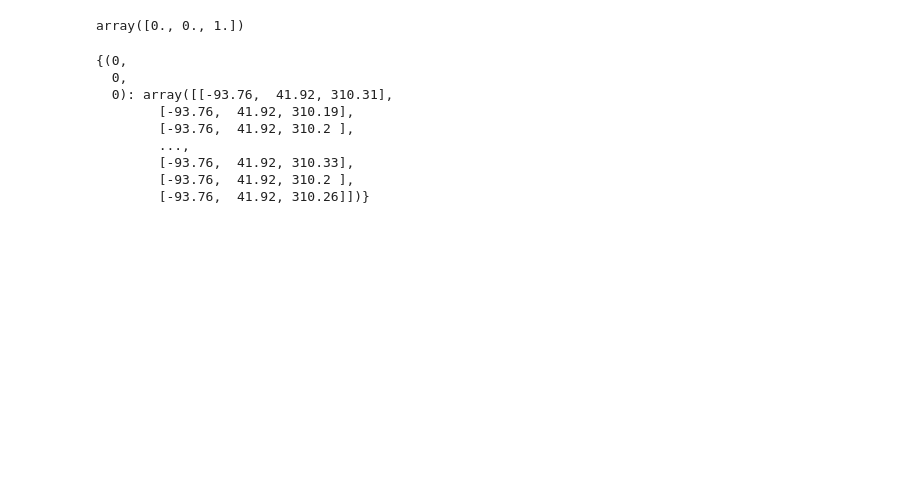
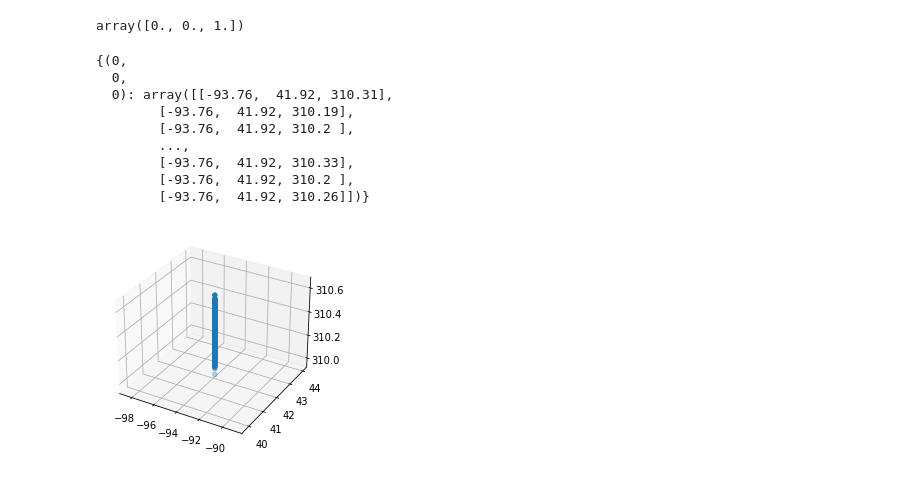
Before and after one commit to Micky373/AgriTech_lidar_ETL, a Jupyter notebook: notebooks/experiment.ipynb, the cells around one changed output. Cells and saved outputs as stored; diff of their text form; code cells hidden in the pictures; blank space fills up the shorter version.

```diff
--- a/notebooks/experiment.ipynb
+++ b/notebooks/experiment.ipynb
@@ -198,7 +201,7 @@ array([[-93.76,  41.92, 310.31],
 # %%
 # Creating voxels for standardizing
 
-voxel_size=3
+voxel_size=1000
 nb_vox=np.ceil((np.max(points, axis=0) - np.min(points, axis=0))/voxel_size)
 non_empty_voxel_keys, inverse, nb_pts_per_voxel = np.unique(((points - np.min(points, axis=0)) // voxel_size).astype(int), axis=0, return_inverse=True, return_counts=True)
 idx_pts_vox_sorted=np.argsort(inverse)
@@ -231,3 +234,10 @@ voxel_grid
         [-93.76,  41.92, 310.33],
         [-93.76,  41.92, 310.2 ],
         [-93.76,  41.92, 310.26]])}
+# %%
+ax = plt.axes(projection='3d')
+ax.scatter(voxel_grid[(0,0,0)][:,0], voxel_grid[(0,0,0)][:,1], voxel_grid[(0,0,0)][:,2])
+plt.savefig('../charts/3Dview.png')
+plt.show()
+# %% [output]
+[figure, added]
```
Also changed, not shown: parts of 4 cells of this notebook, 2 other files.
